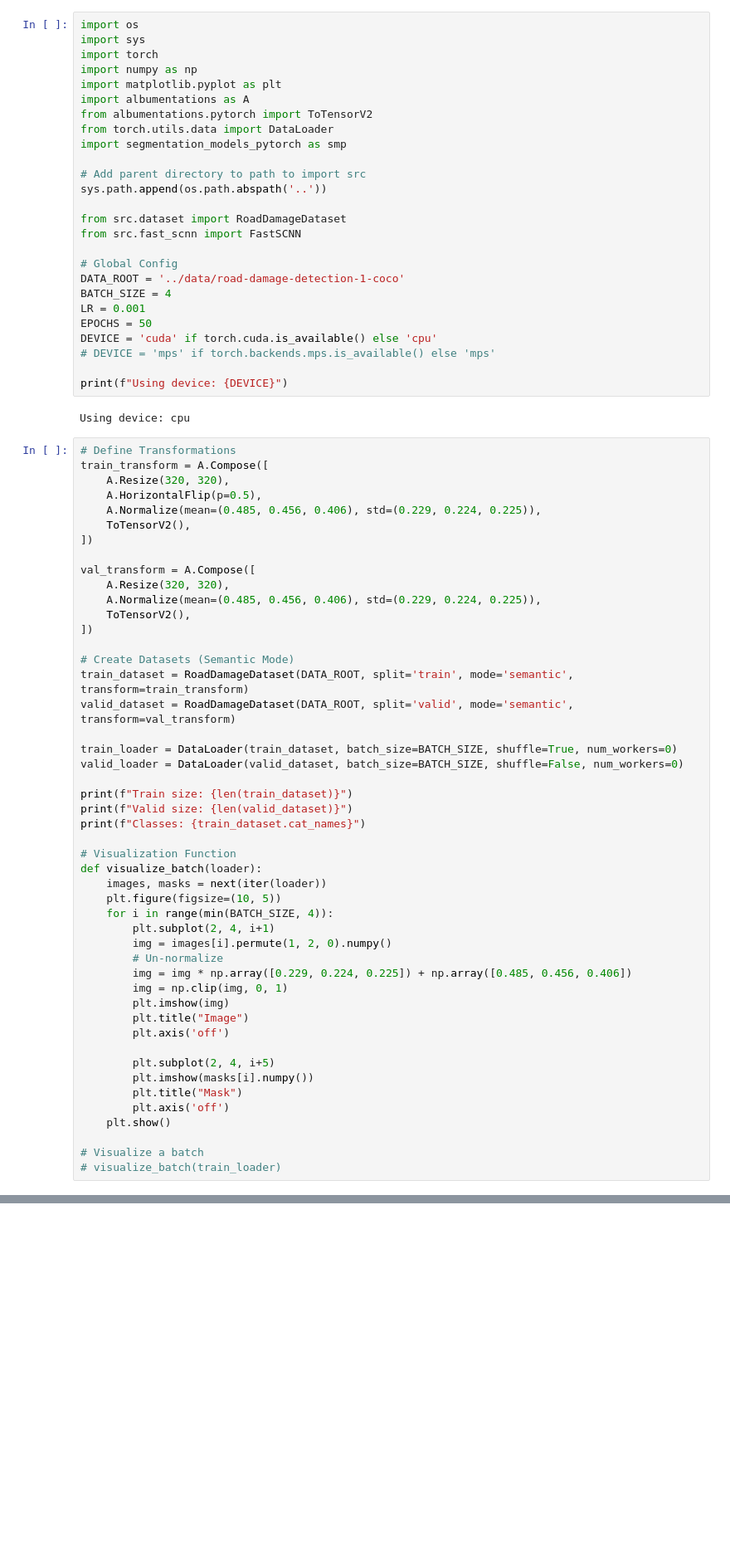
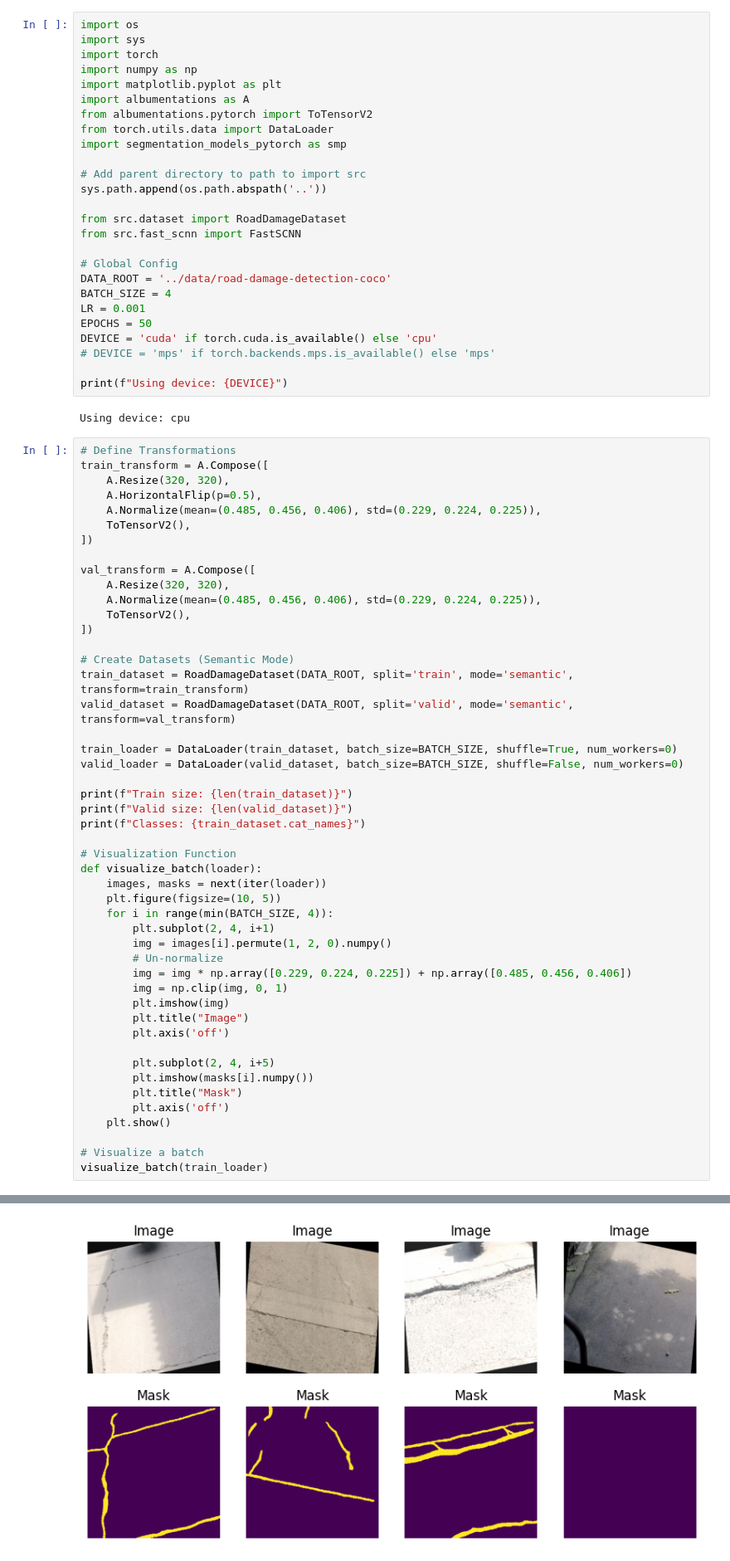
Before and after one commit to dikaizm/transtrack-safeway, a Jupyter notebook: notebooks/train_segmentation.ipynb, the cells around one changed output, grey strips where cells are left out. Shown at 83% size. Cells and saved outputs as stored; diff of their text form; blank space fills up the shorter version.

```diff
--- a/notebooks/train_segmentation.ipynb
+++ b/notebooks/train_segmentation.ipynb
@@ -28,7 +28,7 @@ from src.dataset import RoadDamageDataset
 from src.fast_scnn import FastSCNN
 
 # Global Config
-DATA_ROOT = '../data/road-damage-detection-1-coco'
+DATA_ROOT = '../data/road-damage-detection-coco'
 BATCH_SIZE = 4
 LR = 0.001
 EPOCHS = 50
@@ -85,6 +85,6 @@ def visualize_batch(loader):
     plt.show()
 
 # Visualize a batch
-# visualize_batch(train_loader)
+visualize_batch(train_loader)
 # %% [output]
 loading annotations into memory...
@@ -92,12 +92,13 @@ Done (t=0.11s)
 creating index...
 index created!
 loading annotations into memory...
 Done (t=0.00s)
 creating index...
 index created!
 Train size: 1620
 Valid size: 122
 Classes: ['road_damage', 'crack', 'pothole']
+[figure, added]
 # %%
 def train_model(model, train_loader, valid_loader, criterion, optimizer, epochs=10):
     best_iou = 0.0
```
Also changed, not shown: parts of 1 cell of this notebook, 1 other file.
